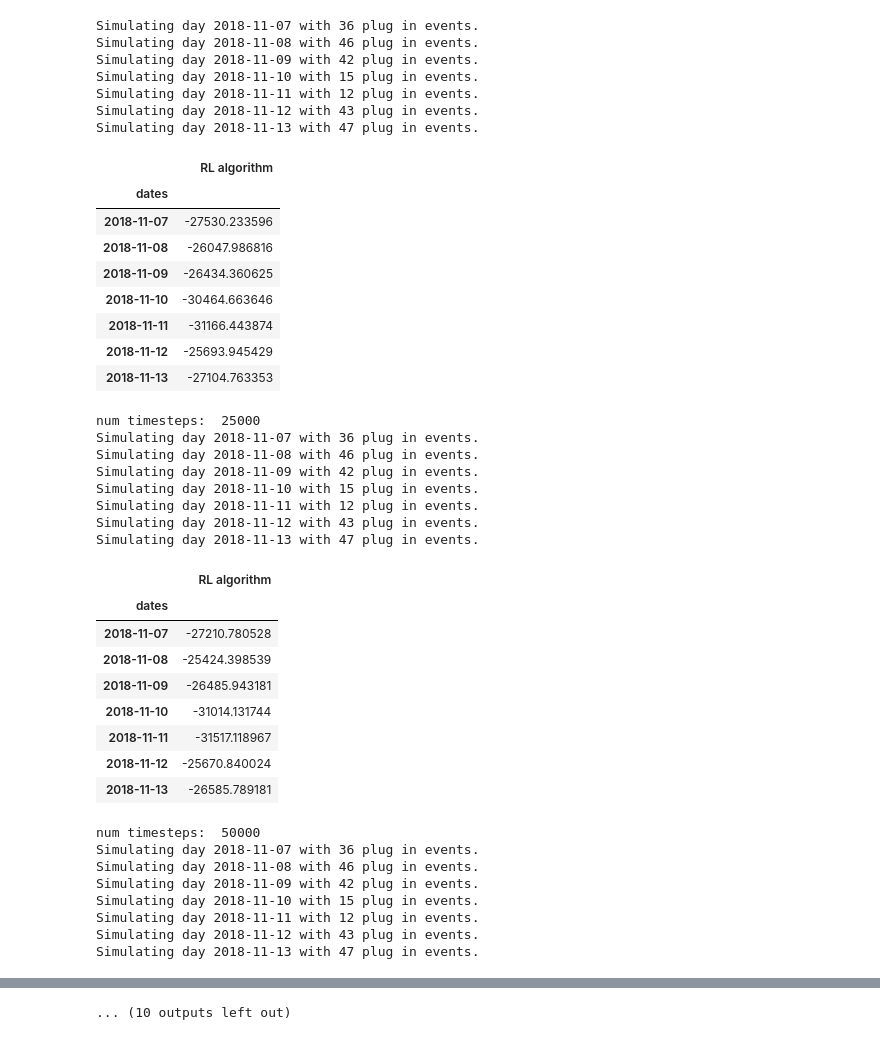
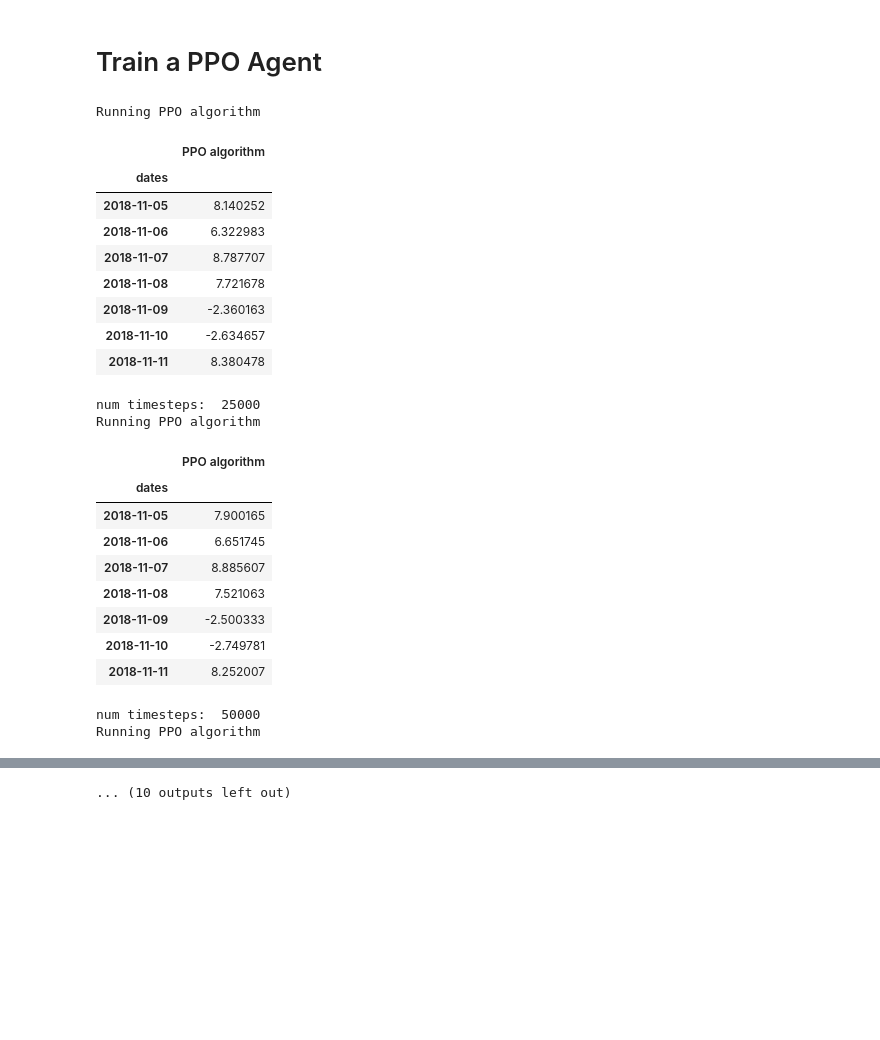
Before and after one commit to chrisyeh96/sustaingym, a Jupyter notebook: examples/baseline_algos.ipynb, the cells around one changed output, grey strips where cells are left out. Saved outputs shown, nothing was run; the diff lists cells and outputs as text; code cells hidden in the pictures; blank space fills up the shorter version.

```diff
--- a/examples/baseline_algos.ipynb
+++ b/examples/baseline_algos.ipynb
@@ -194,60 +83,46 @@ from sustaingym.envs.evcharging.ev_charging import EVChargingEnv
+# %% [markdown]
+# Train a PPO Agent
 # %%
-train_env = EVChargingEnv('caltech', date_range, real_traces=True, sequential=False)
+# Create train environment, same parameters as test environment
+generator = RealTraceGenerator(site='caltech', date_range=date_range, sequential=True, period=5)
+train_env = EVChargingEnv(generator, action_type='discrete')
+
 model = PPO('MultiInputPolicy', train_env, verbose=0)
-rl_algo = RLAlgorithm(model)
-
-untrained_rewards = collect_rewards(eval_env, [rl_algo])
-display(untrained_rewards)
+rl_algo = PPOAlgorithm(model)
 
 trained_rewards = {}
 num_steps = 0
 timesteps = 25_000
-
 for _ in range(10):
+    trained_rewards[num_steps] = collect_rewards(eval_env, [rl_algo])
+    display(trained_rewards[num_steps])
     num_steps += timesteps
     model.learn(total_timesteps=timesteps)
     print("num timesteps: ", num_steps)
-    trained_rewards[num_steps] = collect_rewards(eval_env, [rl_algo])
-    display(trained_rewards[num_steps])
+
+trained_rewards[num_steps] = collect_rewards(eval_env, [rl_algo])
+display(trained_rewards[num_steps])
 # %% [output]
-Simulating day 2018-11-07 with 36 plug in events.
-Simulating day 2018-11-08 with 46 plug in events.
-Simulating day 2018-11-09 with 42 plug in events.
-Simulating day 2018-11-10 with 15 plug in events.
-Simulating day 2018-11-11 with 12 plug in events.
-Simulating day 2018-11-12 with 43 plug in events.
-Simulating day 2018-11-13 with 47 plug in events.
+Running PPO algorithm
-|  | RL algorithm |
+|  | PPO algorithm |
 | dates |  |
-| 2018-11-07 | -27530.233596 |
-| 2018-11-08 | -26047.986816 |
-| 2018-11-09 | -26434.360625 |
-| 2018-11-10 | -30464.663646 |
-| 2018-11-11 | -31166.443874 |
-| 2018-11-12 | -25693.945429 |
-| 2018-11-13 | -27104.763353 |
+| 2018-11-05 | 8.140252 |
+| 2018-11-06 | 6.322983 |
+| 2018-11-07 | 8.787707 |
+| 2018-11-08 | 7.721678 |
+| 2018-11-09 | -2.360163 |
+| 2018-11-10 | -2.634657 |
+| 2018-11-11 | 8.380478 |
 num timesteps:  25000
-Simulating day 2018-11-07 with 36 plug in events.
-Simulating day 2018-11-08 with 46 plug in events.
-Simulating day 2018-11-09 with 42 plug in events.
-Simulating day 2018-11-10 with 15 plug in events.
-Simulating day 2018-11-11 with 12 plug in events.
-Simulating day 2018-11-12 with 43 plug in events.
-Simulating day 2018-11-13 with 47 plug in events.
+Running PPO algorithm
-|  | RL algorithm |
+|  | PPO algorithm |
 | dates |  |
-| 2018-11-07 | -27210.780528 |
-| 2018-11-08 | -25424.398539 |
-| 2018-11-09 | -26485.943181 |
-| 2018-11-10 | -31014.131744 |
-| 2018-11-11 | -31517.118967 |
-| 2018-11-12 | -25670.840024 |
-| 2018-11-13 | -26585.789181 |
+| 2018-11-05 | 7.900165 |
+| 2018-11-06 | 6.651745 |
+| 2018-11-07 | 8.885607 |
+| 2018-11-08 | 7.521063 |
+| 2018-11-09 | -2.500333 |
+| 2018-11-10 | -2.749781 |
+| 2018-11-11 | 8.252007 |
 num timesteps:  50000
-Simulating day 2018-11-07 with 36 plug in events.
-Simulating day 2018-11-08 with 46 plug in events.
-Simulating day 2018-11-09 with 42 plug in events.
-Simulating day 2018-11-10 with 15 plug in events.
-Simulating day 2018-11-11 with 12 plug in events.
-Simulating day 2018-11-12 with 43 plug in events.
-Simulating day 2018-11-13 with 47 plug in events.
+Running PPO algorithm
```
Also changed, not shown: parts of 16 cells of this notebook, 4 other files.
